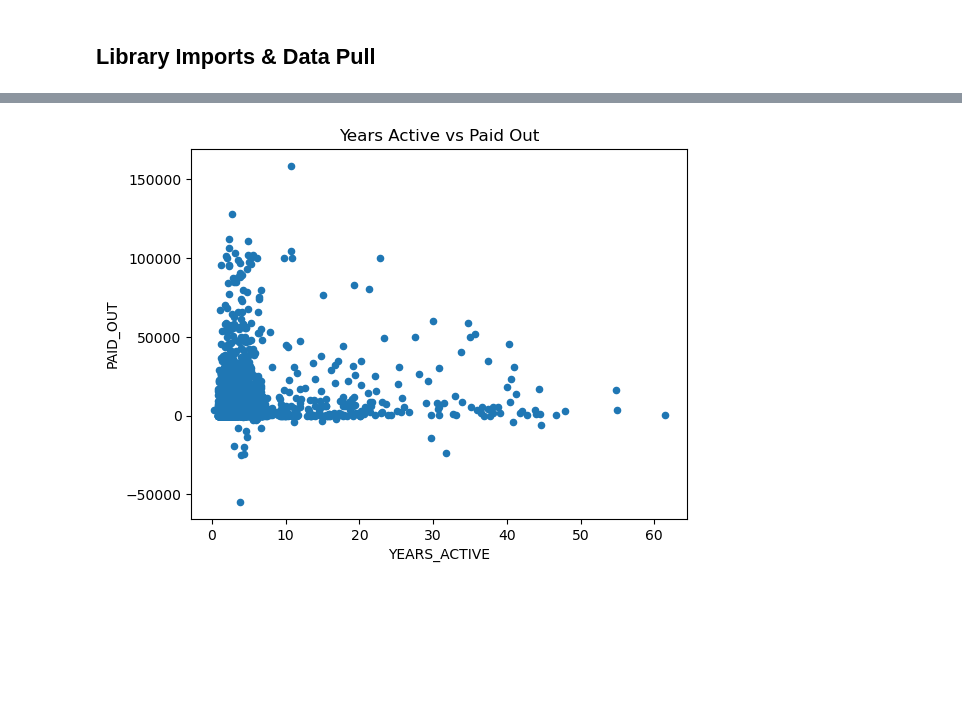
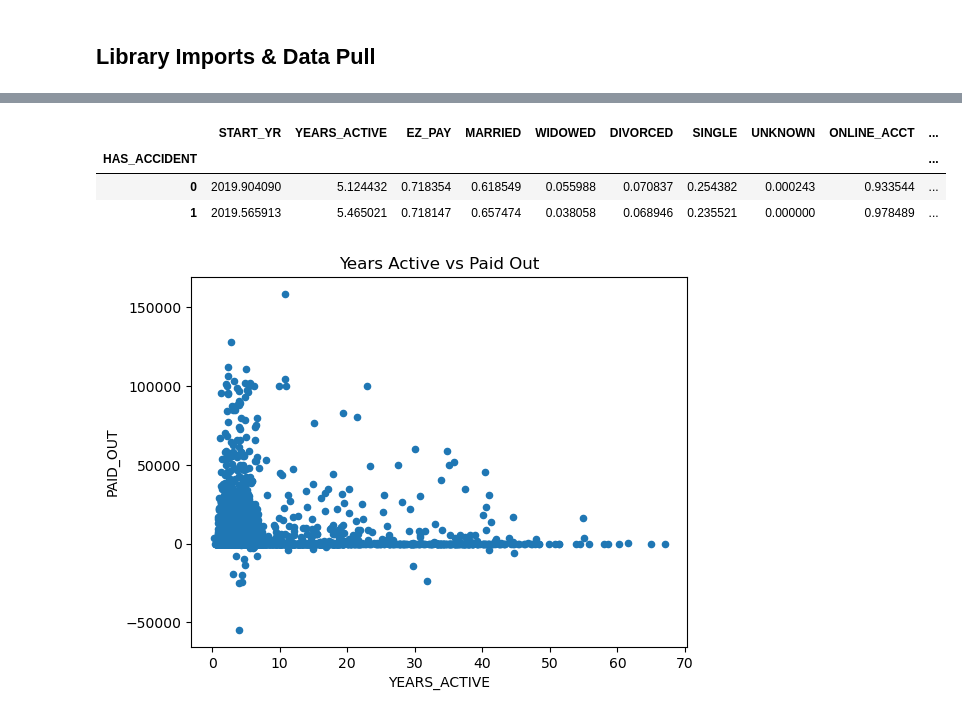
Before and after one commit to couch2coders/InsuranceClaims, a Jupyter notebook: code/Pybook.ipynb, the cells around one changed output, grey strips where cells are left out. Cells and saved outputs as stored; diff of their text form; code cells hidden in the pictures; blank space fills up the shorter version.

```diff
--- a/code/Pybook.ipynb
+++ b/code/Pybook.ipynb
@@ -41,6 +43,16 @@ PAID_OUT                float64
 YRS_TILL_FIRST_CLAIM    float64
 POLICY_NBR_SCRUB          int64
 dtype: object
+# %%
+# df.groupby('CLAIM_FLAG').mean()
+## IF A POLICY HOLDER HAS NO CLAIMS THEN WE PUT 0 FOR AMOUNT PAID OUT VS NAN
+df['PAID_OUT'] = df['PAID_OUT'].fillna(0)
+df.groupby('HAS_ACCIDENT').mean(numeric_only=True)
+# %% [output]
+|  | START_YR | YEARS_ACTIVE | EZ_PAY | MARRIED | WIDOWED | DIVORCED | SINGLE | UNKNOWN | ONLINE_ACCT | ... |
+| HAS_ACCIDENT |  |  |  |  |  |  |  |  |  | ... |
+| 0 | 2019.904090 | 5.124432 | 0.718354 | 0.618549 | 0.055988 | 0.070837 | 0.254382 | 0.000243 | 0.933544 | ... |
+| 1 | 2019.565913 | 5.465021 | 0.718147 | 0.657474 | 0.038058 | 0.068946 | 0.235521 | 0.000000 | 0.978489 | ... |
 # %%
 #visualize claims pay but length of years active
 df.plot.scatter(x='YEARS_ACTIVE', y='PAID_OUT', title='Years Active vs Paid Out')
@@ -49,7 +61,7 @@ df.plot.scatter(x='YEARS_ACTIVE', y='PAID_OUT', title='Years Active vs Paid Out'
 # We find that the highest paid claiims are from customers with less than 10 years of tenure
 plt.show()
 # %% [output]
-[figure, old version]
+[figure, new version]
 # %%
 # redoing plot looking at policy holders with < 10 years
 filtered_df = df[df['YEARS_ACTIVE'] < 10]
```
Also changed, not shown: parts of 5 cells of this notebook, 4 other files.
